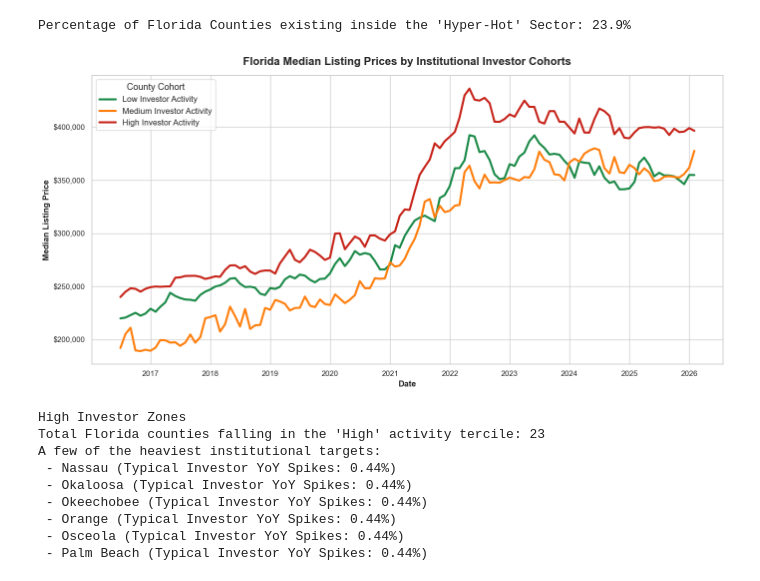
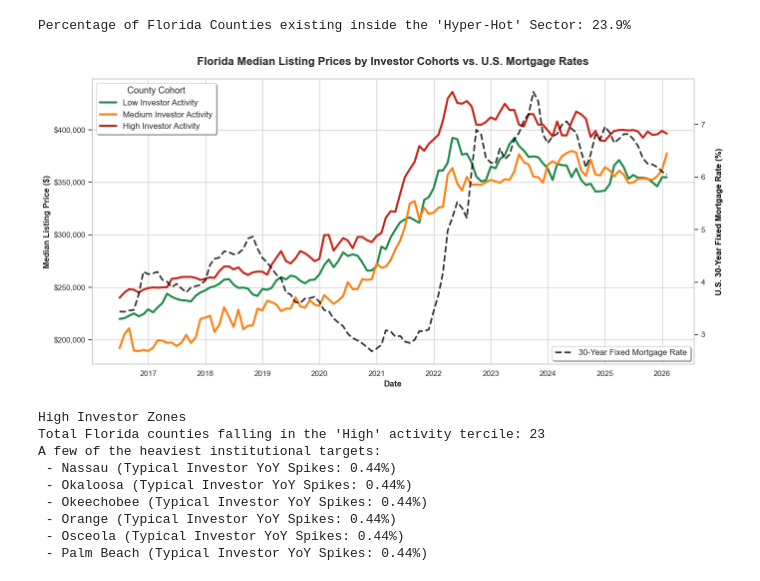
Before and after one commit to walde363/covid-housing-forecast, a Jupyter notebook: notebooks/timeseries.ipynb, the cells around one changed output. Drawn from its saved outputs; the diff is of its cells as text; code cells hidden in the pictures.

Commit message:
added mortgage rate line to investor activity

```diff
--- a/notebooks/timeseries.ipynb
+++ b/notebooks/timeseries.ipynb
@@ -497,47 +497,71 @@ fl_df = fl_df.merge(county_investor_scores[['county_name_x', 'Investor Category'
 
 # Group by Date and the 3 Categories to get median price for each cohort
 cohort_trends = fl_df.groupby(['date', 'Investor Category'], observed=True)['median_listing_price_x'].median().reset_index()
 
-# Build the Plot
-plt.figure(figsize=(14, 7))
+# Mortgage rates are national (meaning identical for every county on any chosen date). Use .first() observation to prevent duplicating lines
+rates_trend = fl_df.dropna(subset=['U.S. 30 year FRM']).groupby('date')['U.S. 30 year FRM'].first().reset_index()
+
+# Build the Plot with Dual Y-Axes
+fig, ax1 = plt.subplots(figsize=(14, 7))
 sns.set_theme(style="whitegrid")
-# Colors for High vs Low
 cohort_colors = {
-    'High Investor Activity': '#c7241a',   # Deep Red
+    'High Investor Activity': '#c7241a',   # Red
     'Medium Investor Activity': '#ff7f0e', # Orange
     'Low Investor Activity': '#1b8a48'     # Green
 }
-ax = sns.lineplot(
+# Plot the 3 Primary Price Lines on the Main Left Y-Axis
+sns.lineplot(
     data=cohort_trends,
     x='date',
     y='median_listing_price_x',
     hue='Investor Category',
     palette=cohort_colors,
-    linewidth=3
+    linewidth=3,
+    ax=ax1
 )
-# Formatting
-plt.title('Florida Median Listing Prices by Institutional Investor Cohorts', fontsize=16, pad=15, fontweight='bold')
-plt.xlabel('Date', fontsize=12, fontweight='bold')
-plt.ylabel('Median Listing Price', fontsize=12, fontweight='bold')
-# Dollar format for the Y-Axis
+# Create the Secondary Right Y-Axis
+ax2 = ax1.twinx()
+# Plot the Mortgage Rate Line overlaid on Axis 2
+sns.lineplot(
+    data=rates_trend,
+    x='date',
+    y='U.S. 30 year FRM',
+    color='black',
+    linewidth=2.5,
+    linestyle='--', # Dashed to clearly separate it visually from the price bands
+    alpha=0.8,
+    ax=ax2,
+    label='30-Year Fixed Mortgage Rate'
+)
+# Fix legend titles
+ax2.get_legend().remove()
+# Formatting Main Left Y-Axis (Prices)
+ax1.set_title('Florida Median Listing Prices by Investor Cohorts vs. U.S. Mortgage Rates', fontsize=16, pad=20, fontweight='bold')
+ax1.set_xlabel('Date', fontsize=12, fontweight='bold')
+ax1.set_ylabel('Median Listing Price ($)', fontsize=12, fontweight='bold')
 formatter = FuncFormatter(lambda x, pos: f'${x:,.0f}')
-ax.yaxis.set_major_formatter(formatter)
-plt.legend(title='County Cohort', title_fontsize='13', fontsize='12', loc='upper left')
+ax1.yaxis.set_major_formatter(formatter)
+# Formatting Secondary Right Y-Axis (Rates)
+ax2.set_ylabel('U.S. 30-Year Fixed Mortgage Rate (%)', fontsize=12, fontweight='bold', color='black', labelpad=15)
+ax2.grid(False) # Turn off the background grid for the secondary axis so the main visual grid lines don't get messy
+# Legend Placements
+ax1.legend(title='County Cohort', title_fontsize='13', fontsize='12', loc='upper left', frameon=True, shadow=True)
+ax2.legend(loc='lower right', frameon=True, fontsize='12', shadow=True)
 plt.tight_layout()
 plt.show()
 
 # counties categorized in the "High" bucket for context
 high_activity_counties = county_investor_scores[county_investor_scores['Investor Category'] == 'High Investor Activity']
 print("High Investor Zones")
 print(f"Total Florida counties falling in the 'High' activity tercile: {len(high_activity_counties)}")
 print("A few of the heaviest institutional targets:")
 top_samples = high_activity_counties.sort_values(by='Investor Purchases YoY', ascending=False).head(6)
 for index, row in top_samples.iterrows():
     # Capitalizes the county name strings dynamically
     county_clean = str(row['county_name_x']).title().replace(", Fl", "")
     print(f" - {county_clean} (Typical Investor YoY Spikes: {row['Investor Purchases YoY']:.2f}%)")
 # %% [output]
-[figure, old version]
+[figure, new version]
 High Investor Zones
 Total Florida counties falling in the 'High' activity tercile: 23
 A few of the heaviest institutional targets:
```
Also changed, not shown: 1 other file.
